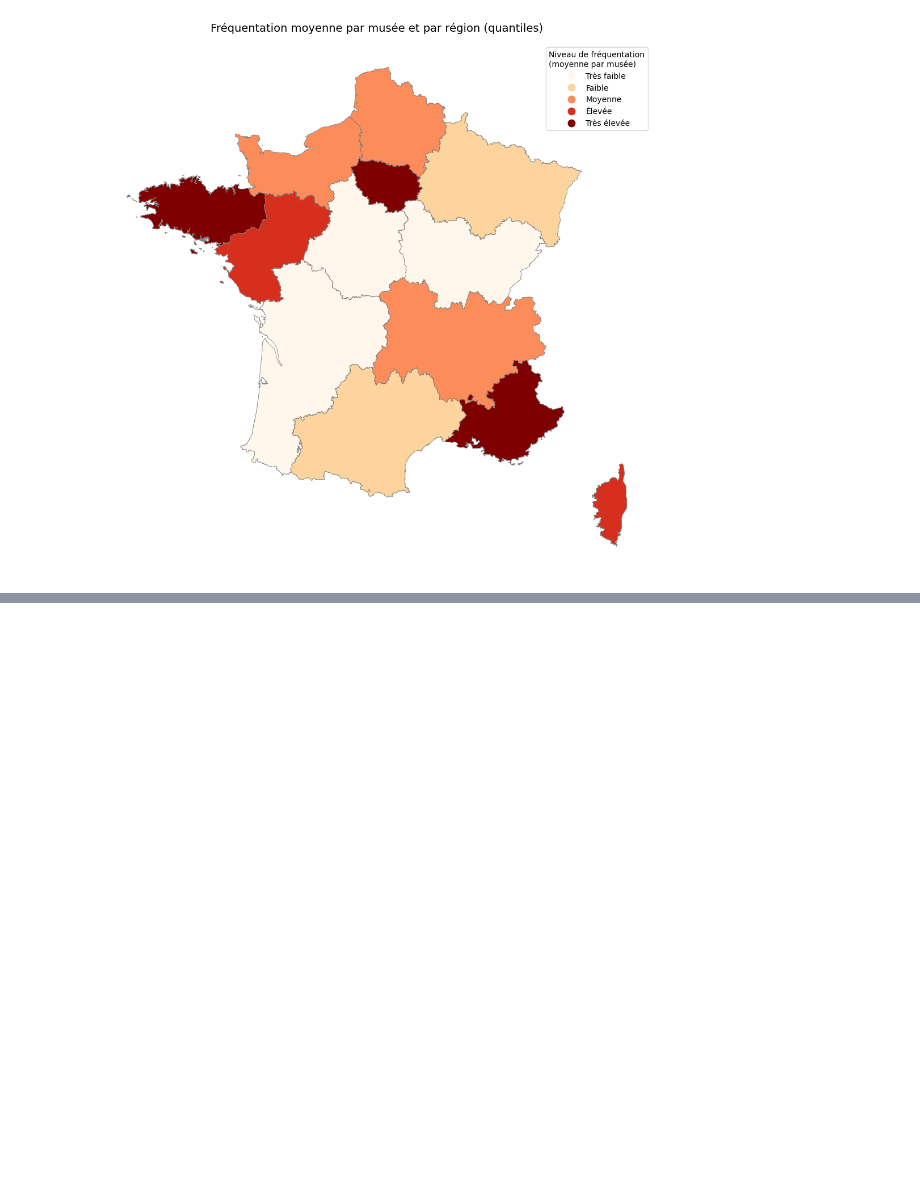
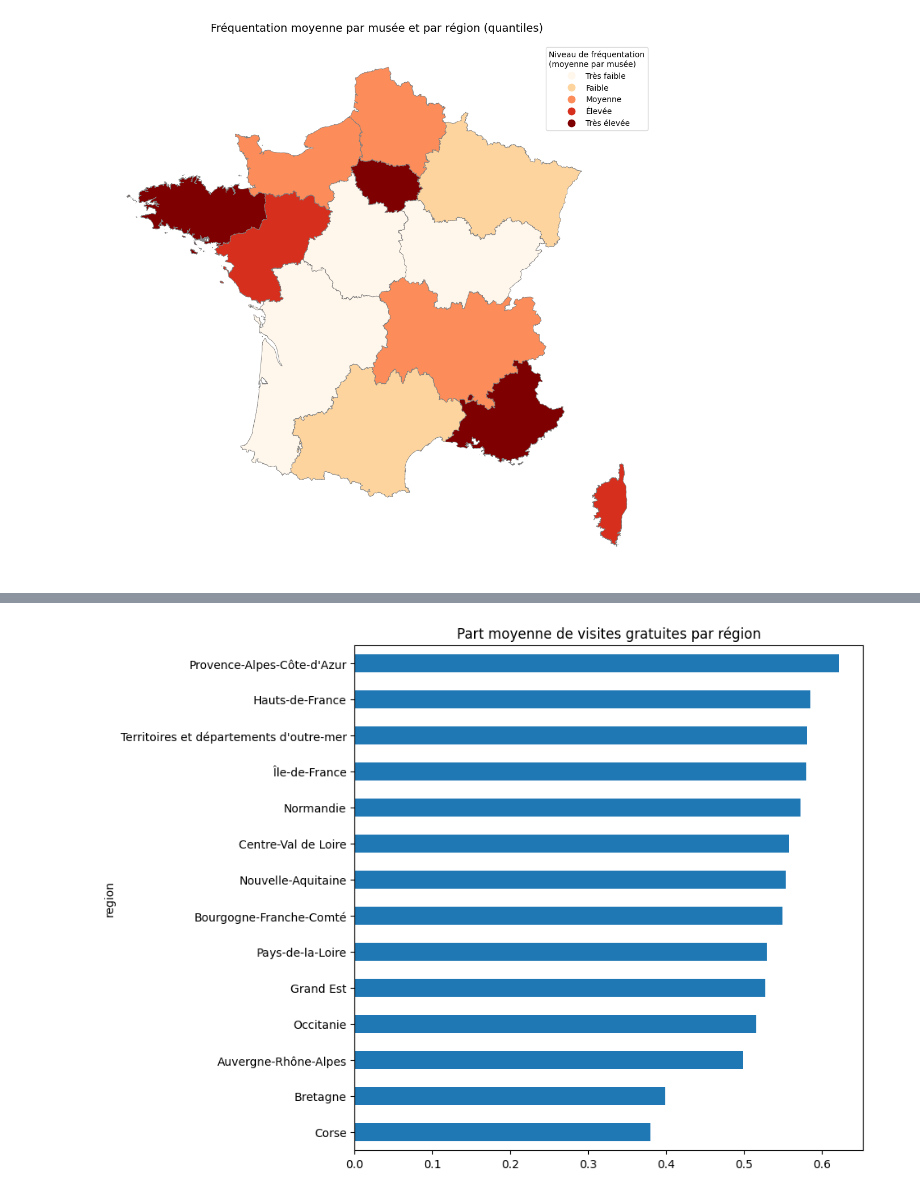
Before and after one commit to emmabezombes/prediction-musee, a Jupyter notebook: notebook/notebook_musees.ipynb, the cells around one changed output, grey strips where cells are left out. Cells and saved outputs as stored; diff of their text form; code cells hidden in the pictures; blank space fills up the shorter version.

```diff
--- a/notebook/notebook_musees.ipynb
+++ b/notebook/notebook_musees.ipynb
@@ -264,0 +323,7 @@ plt.show()
+# %%
+#Par région
+df.groupby("region")["part_gratuit"].mean().sort_values().plot(kind="barh", figsize=(8,8))
+plt.title("Part moyenne de visites gratuites par région")
+plt.show()
+# %% [output]
+[figure, added]
```
Also changed, not shown: parts of 12 cells of this notebook.
